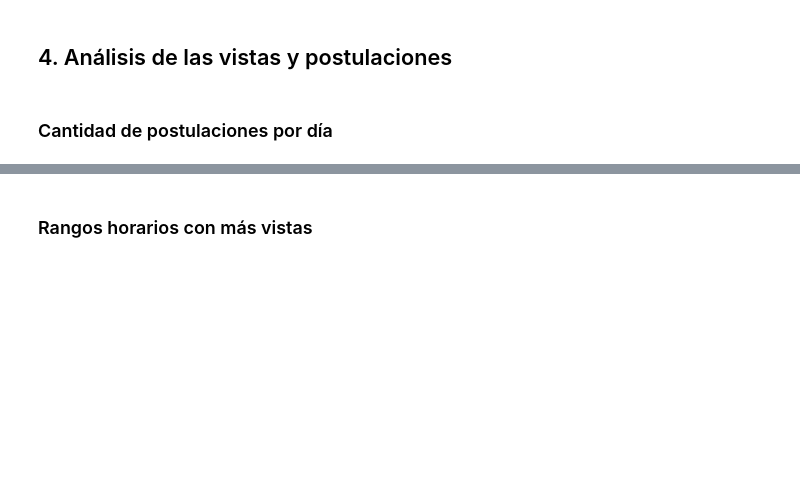
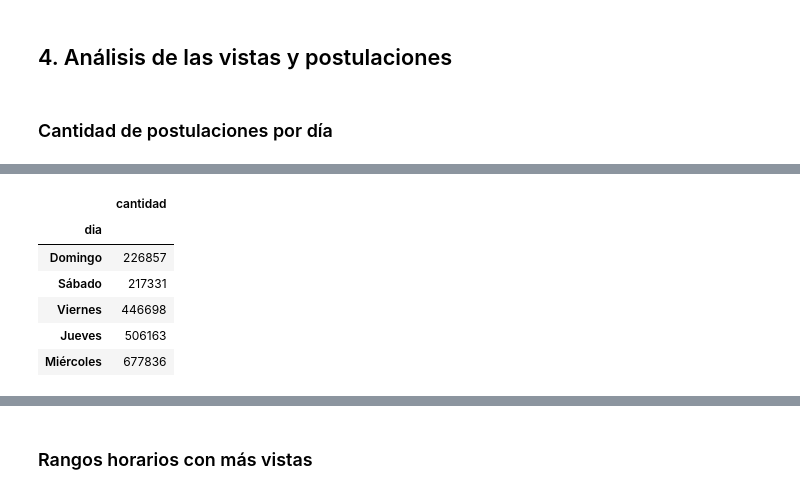
Before and after one commit to tomasBustamante/postulaciones, a Jupyter notebook: Avisos_laborales_y_postulaciones.ipynb, the cells around one changed output, grey strips where cells are left out. Drawn from its saved outputs; the diff is of its cells as text; code cells hidden in the pictures; blank space fills up the shorter version.

```diff
--- a/Avisos_laborales_y_postulaciones.ipynb
+++ b/Avisos_laborales_y_postulaciones.ipynb
@@ -328,0 +368,12 @@ plt.xaxis.grid(False);
+# %%
+postulaciones_dias['dia'] = postulaciones_dias['dia'].map(pd.Series('Lunes Martes Miércoles Jueves Viernes Sábado Domingo'.split()))
+postulaciones_dias.set_index('dia', inplace=True)
+postulaciones_dias.head()
+# %% [output]
+|  | cantidad |
+| dia |  |
+| Domingo | 226857 |
+| Sábado | 217331 |
+| Viernes | 446698 |
+| Jueves | 506163 |
+| Miércoles | 677836 |
```
Also changed, not shown: parts of 6 cells of this notebook.
